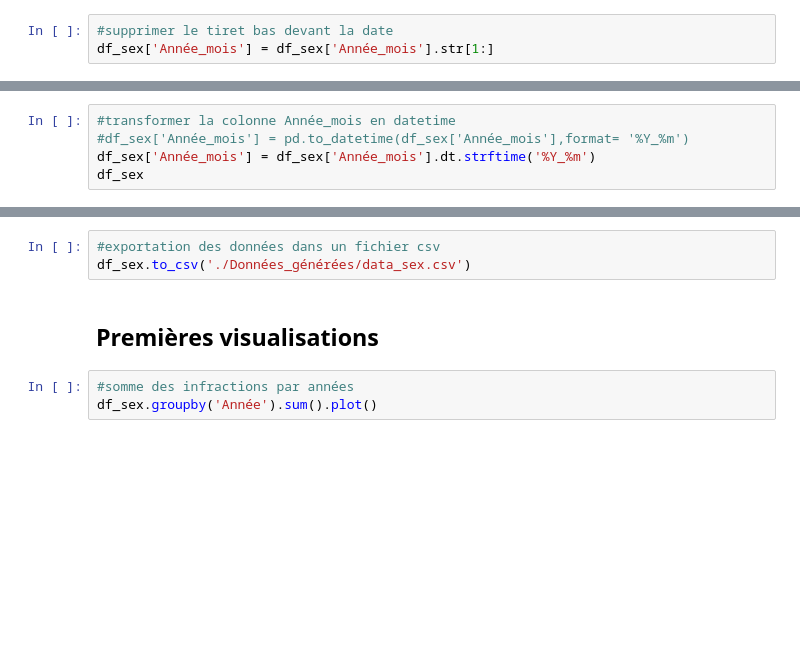
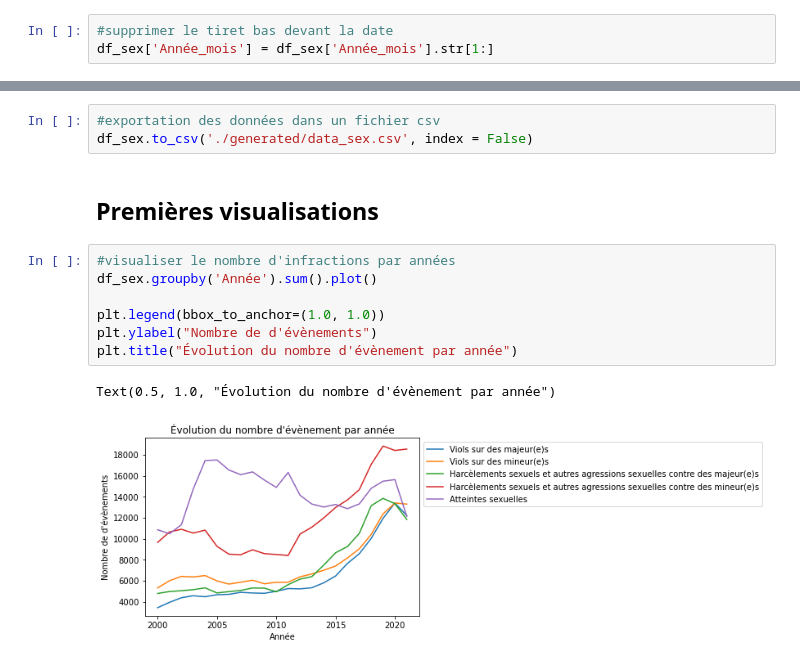
Before and after one commit to mtupin/esc-paac-2021-projet, a Jupyter notebook: preprocessing.ipynb, the cells around one changed output, grey strips where cells are left out. Cells and saved outputs as stored; diff of their text form; blank space fills up the shorter version.

```diff
--- a/preprocessing.ipynb
+++ b/preprocessing.ipynb
@@ -115,5 +91,0 @@ df_sex
-# %%
-#transformer la colonne Année_mois en datetime
-#df_sex['Année_mois'] = pd.to_datetime(df_sex['Année_mois'],format= '%Y_%m')
-df_sex['Année_mois'] = df_sex['Année_mois'].dt.strftime('%Y_%m')
-df_sex
@@ -127,8 +112,15 @@ df_sex
 # %%
 #exportation des données dans un fichier csv
-df_sex.to_csv('./Données_générées/data_sex.csv')
+df_sex.to_csv('./generated/data_sex.csv', index = False)
 # %% [markdown]
 ## Premières visualisations
-# %%
-#somme des infractions par années
-df_sex.groupby('Année').sum().plot()
+# %%
+#visualiser le nombre d'infractions par années
+df_sex.groupby('Année').sum().plot()
+
+plt.legend(bbox_to_anchor=(1.0, 1.0))
+plt.ylabel("Nombre de d'évènements")
+plt.title("Évolution du nombre d'évènement par année")
+# %% [output]
+Text(0.5, 1.0, "Évolution du nombre d'évènement par année")
+[figure, added]
```
Also changed, not shown: parts of 9 cells of this notebook.
